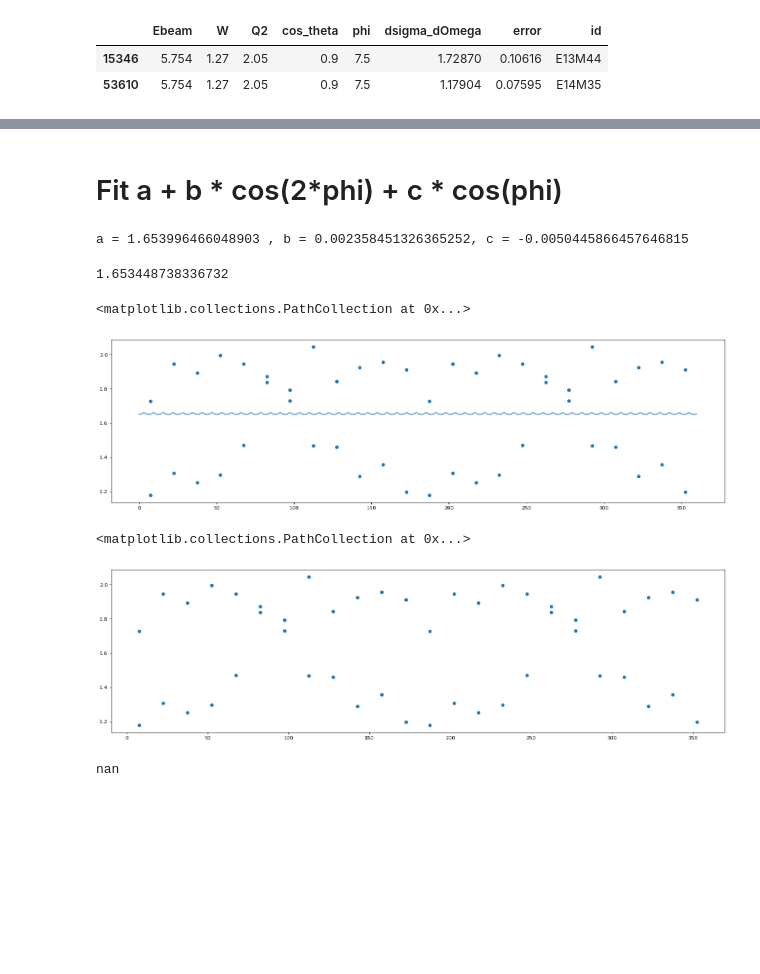
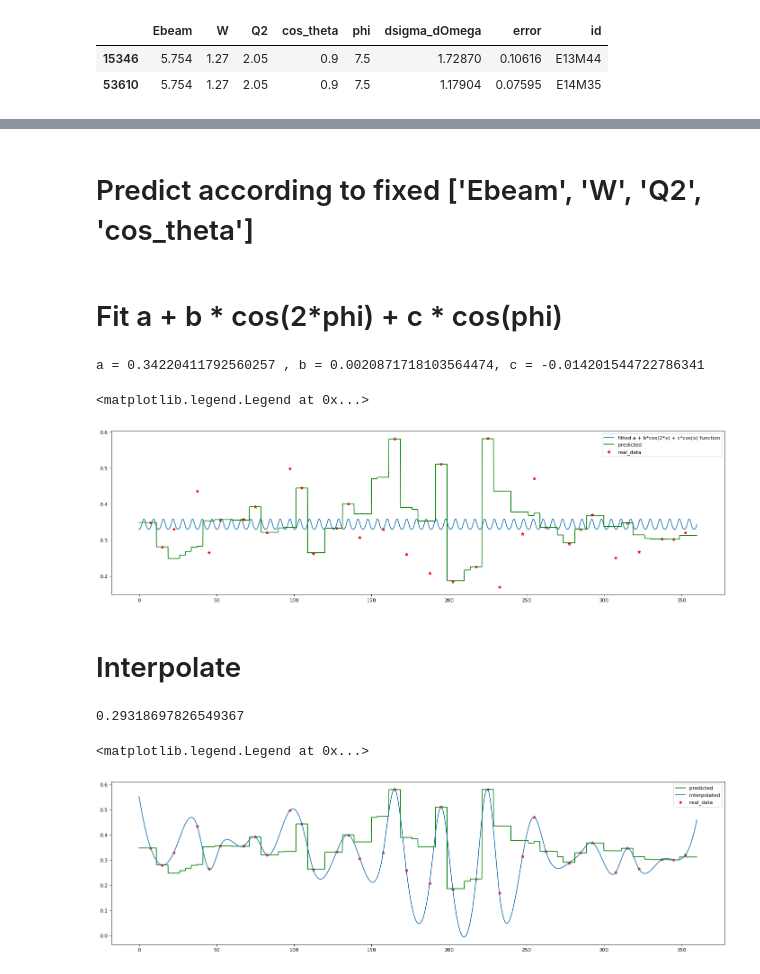
Before and after one commit to a-golda/MSU_interpol, a Jupyter notebook: XGB_for_crossection.ipynb, the cells around one changed output, grey strips where cells are left out. Drawn from its saved outputs; the diff is of its cells as text; code cells hidden in the pictures; blank space fills up the shorter version.

Commit message:
preproc+interpol+graphs

```diff
--- a/XGB_for_crossection.ipynb
+++ b/XGB_for_crossection.ipynb
@@ -84,3 +106,13 @@ plt.scatter(x=df_fix.phi,
+# %% [markdown]
+# Predict according to fixed ['Ebeam', 'W', 'Q2', 'cos_theta']
+# %%
+df_test_fixed = pd.DataFrame({'Ebeam' : [max_stat_example['Ebeam'] for _ in np.arange(0,360, 0.1)],
+                              'W' : [max_stat_example['W'] for _ in np.arange(0,360, 0.1)],
+                              'Q2' : [max_stat_example['Q2'] for _ in np.arange(0,360, 0.1)],
+                              'cos_theta' : [max_stat_example['cos_theta'] for _ in np.arange(0,360, 0.1)],
+                              'phi' : [phi for phi in np.arange(0,360, 0.1)]})
+# %%
+dsigma_dOmega_predicted = xgb_model.predict(df_test_fixed)
 # %% [markdown]
 # Fit a + b * cos(2*phi) + c * cos(phi)
 # %%
@@ -92,30 +124,49 @@ from scipy.optimize import curve_fit
 def func(x, a, b, c):
     return a + b*np.cos(2*x) + c*np.cos(x)
 
+
 #input data
 xdata = df_fix.phi
 ydata = df_fix.dsigma_dOmega
 
 #fitting the data
-popt, pcov = curve_fit(func, xdata, ydata, p0= [0, 2, 12])
+popt, pcov = curve_fit(func, xdata, ydata, p0= [0, 1, 2])
 
 a, b, c = popt[0], popt[1], popt[2]
 #print the fitted parameters
 print("a = %s , b = %s, c = %s" % (a, b, c))
 # %% [output]
-a = 1.653996466048903 , b = 0.002358451326365252, c = -0.0050445866457646815
+a = 0.34220411792560257 , b = 0.0020871718103564474, c = -0.014201544722786341
 # %%
-phi_theory = [i for i in range(0,361,)]
+phi_theory = [i for i in np.arange(0,360, 0.1)]
 dsigma_dOmega_theory = [func(x, a, b, c) for x in phi_theory]
-# %%
-func(360, a, b, c)
-# %% [output]
-1.653448738336732
 # %%
 plt.figure(figsize=(22, 6), dpi=80)
-plt.plot(phi_theory, dsigma_dOmega_theory)
+plt.plot(phi_theory,
+         dsigma_dOmega_theory,
+         label=f'fitted a + b*cos(2*x) + c*cos(x) function')
+plt.plot(phi_theory,
+         dsigma_dOmega_predicted,
+         color='green', label=f'predicted')
 plt.scatter(x=df_fix.phi,
-            y=df_fix.dsigma_dOmega)
+            y=df_fix.dsigma_dOmega,
+            color='red', marker='*', label='real_data')
+plt.legend()
 # %% [output]
-<matplotlib.collections.PathCollection at 0x...>
+<matplotlib.legend.Legend at 0x...>
-[figure, old version]
+[figure, new version]
+# %% [markdown]
+# Interpolate
+# %%
+from scipy import interpolate
+
+def f_interpol(x):
+    x_points = df_fix.phi.to_numpy()
+    y_points = df_fix.dsigma_dOmega.to_numpy()
+
+    tck = interpolate.splrep(x_points, y_points)
+    return interpolate.splev(x, tck)
+
+print(f_interpol(12))
+# %% [output]
+0.29318697826549367
@@ -122,21 +175,15 @@ plt.scatter(x=df_fix.phi,
 # %%
-from scipy.interpolate import UnivariateSpline
 plt.figure(figsize=(22, 6), dpi=80)
 plt.scatter(x=df_fix.phi,
-            y=df_fix.dsigma_dOmega)
+            y=df_fix.dsigma_dOmega,
+            color='red', marker='*', label='real_data')
+plt.plot(phi_theory,
+         dsigma_dOmega_predicted,
+         color='green', label=f'predicted')
+plt.plot(phi_theory,
+         dsigma_dOmega_interpolated,
+         label=f'interpolated')
+plt.legend()
 # %% [output]
-<matplotlib.collections.PathCollection at 0x...>
+<matplotlib.legend.Legend at 0x...>
-[figure, old version]
+[figure, new version]
-# %%
-from scipy import interpolate
-
-def f(x):
-    x_points = df_fix.phi.to_numpy()
-    y_points = df_fix.dsigma_dOmega.to_numpy()
-
-    tck = interpolate.splrep(x_points, y_points)
-    return interpolate.splev(x, tck)
-
-print(f())
-# %% [output]
-nan
```
Also changed, not shown: parts of 15 cells of this notebook.
